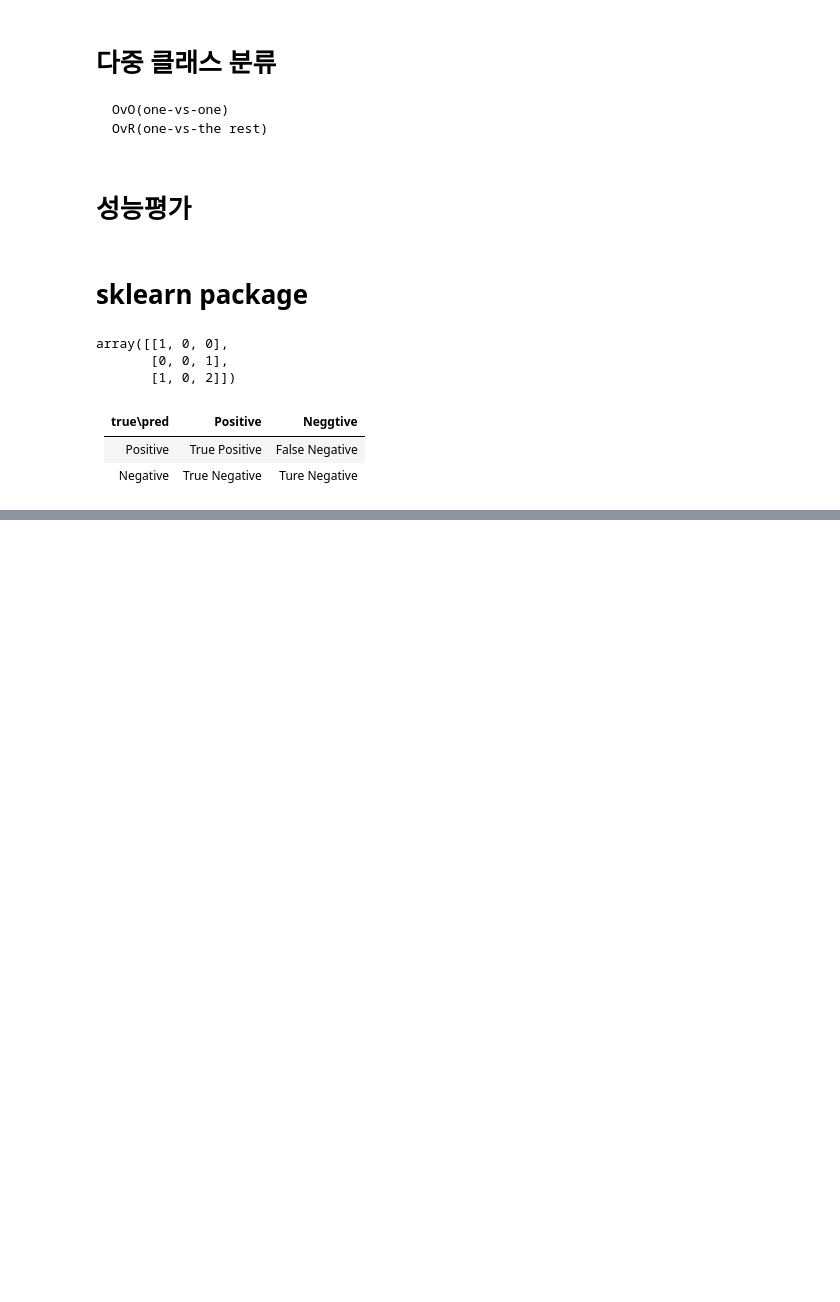
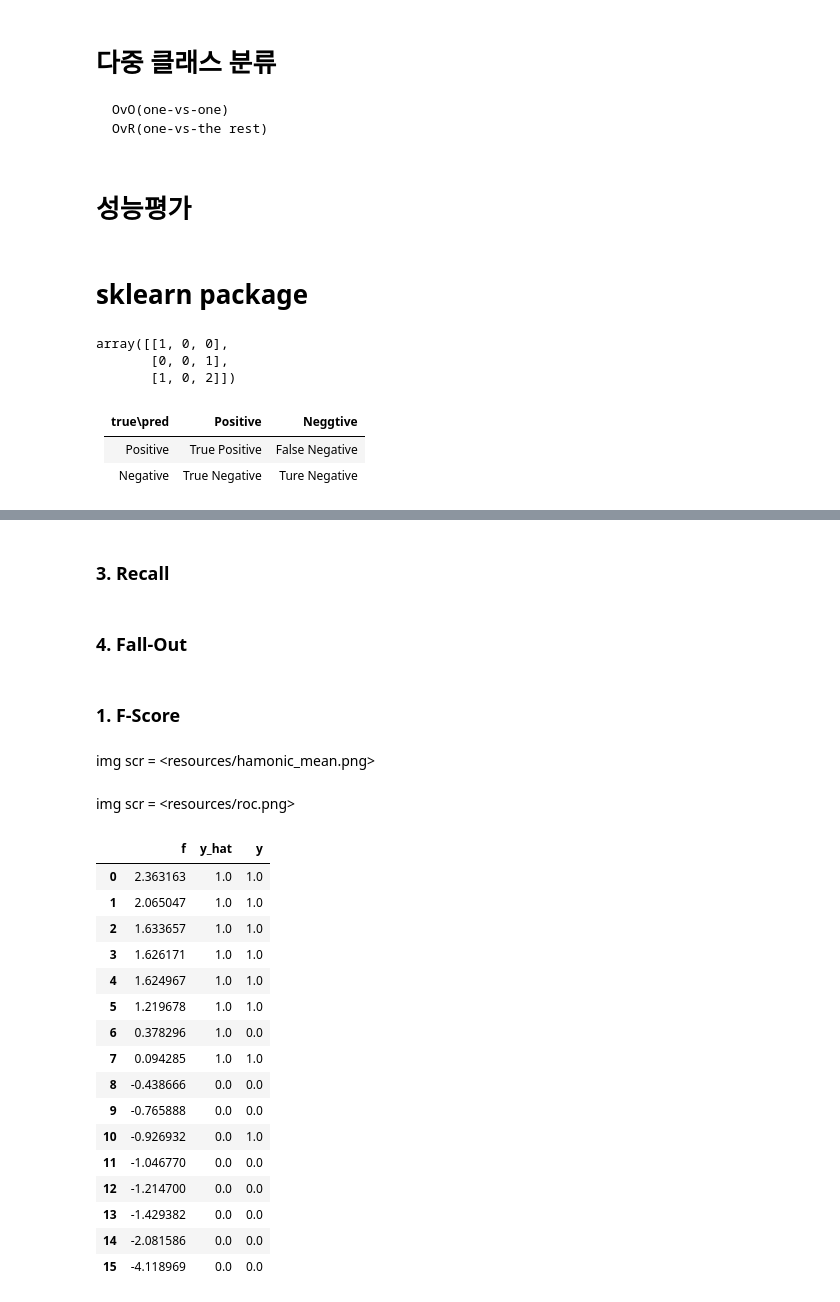
Before and after one commit to KIMS-Github/TIL_, a Jupyter notebook: math/Day20_classification/Day20_classification.ipynb, the cells around one changed output, grey strips where cells are left out. Cells and saved outputs as stored; diff of their text form; code cells hidden in the pictures; blank space fills up the shorter version.

```diff
--- a/math/Day20_classification/Day20_classification.ipynb
+++ b/math/Day20_classification/Day20_classification.ipynb
@@ -147,0 +152,42 @@ array([[1, 0, 0],
+# %% [markdown]
+### 3. Recall
+# %% [markdown]
+### 4. Fall-Out
+# %% [markdown]
+### 1. F-Score
+# %% [markdown]
+img scr = <resources/hamonic_mean.png>
+# %% [markdown]
+img scr = <resources/roc.png>
+# %%
+from sklearn.datasets import make_classification
+from sklearn.linear_model import LogisticRegression
+
+X, y = make_classification(n_samples=16, n_features=2,
+                           n_informative=2, n_redundant=0,
+                           random_state=0)
+
+model = LogisticRegression().fit(X, y)
+y_hat = model.predict(X)
+f_value = model.decision_function(X)
+
+df = pd.DataFrame(np.vstack([f_value, y_hat, y]).T, columns=["f", "y_hat", "y"])
+df.sort_values("f", ascending=False).reset_index(drop=True)
+# %% [output]
+|  | f | y_hat | y |
+| 0 | 2.363163 | 1.0 | 1.0 |
+| 1 | 2.065047 | 1.0 | 1.0 |
+| 2 | 1.633657 | 1.0 | 1.0 |
+| 3 | 1.626171 | 1.0 | 1.0 |
+| 4 | 1.624967 | 1.0 | 1.0 |
+| 5 | 1.219678 | 1.0 | 1.0 |
+| 6 | 0.378296 | 1.0 | 0.0 |
+| 7 | 0.094285 | 1.0 | 1.0 |
+| 8 | -0.438666 | 0.0 | 0.0 |
+| 9 | -0.765888 | 0.0 | 0.0 |
+| 10 | -0.926932 | 0.0 | 1.0 |
+| 11 | -1.046770 | 0.0 | 0.0 |
+| 12 | -1.214700 | 0.0 | 0.0 |
+| 13 | -1.429382 | 0.0 | 0.0 |
+| 14 | -2.081586 | 0.0 | 0.0 |
+| 15 | -4.118969 | 0.0 | 0.0 |
```
Also changed, not shown: parts of 2 cells of this notebook, 2 other files.
